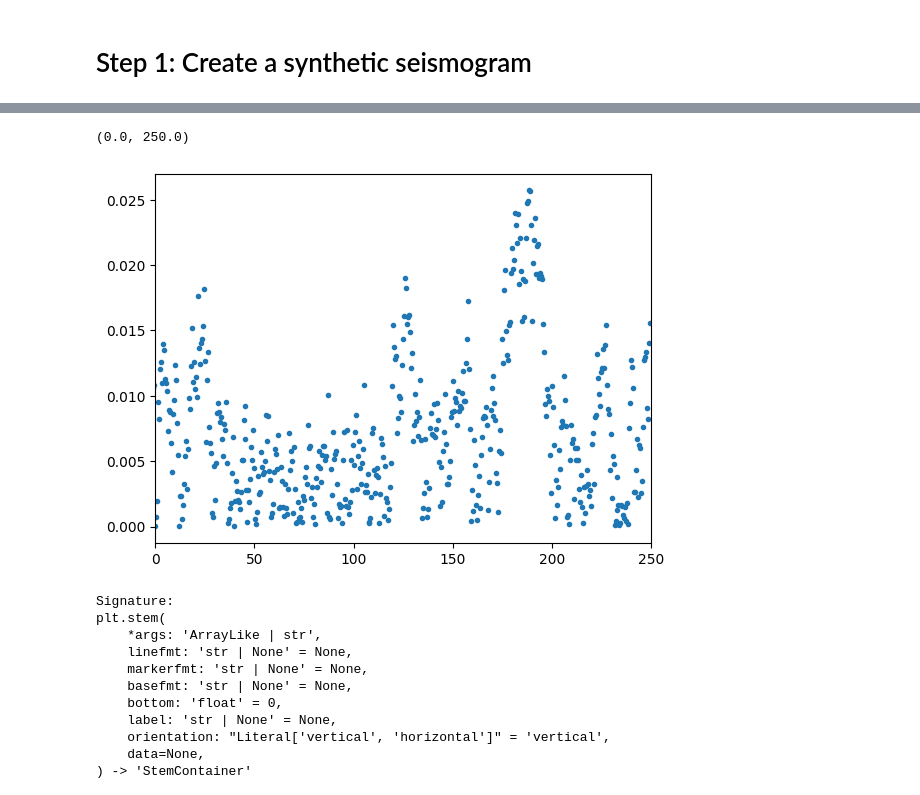
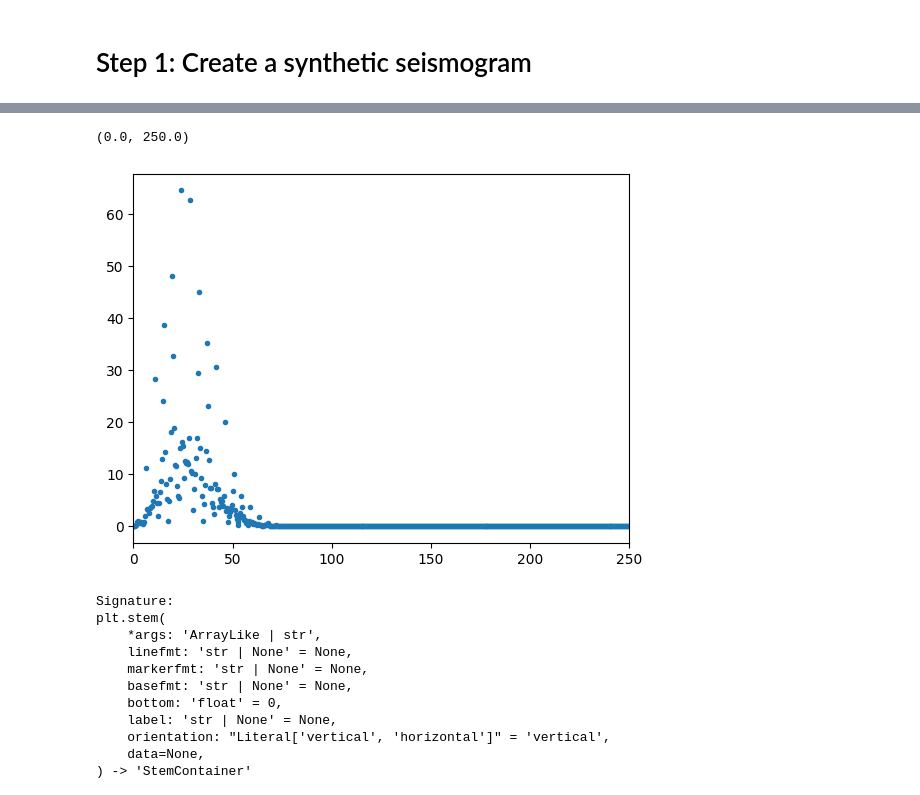
Before and after one commit to emgeolab/geol-4810, a Jupyter notebook: notebooks/synthetic_seismic.ipynb, the cells around one changed output, grey strips where cells are left out. Saved outputs shown, nothing was run; the diff lists cells and outputs as text; code cells hidden in the pictures.

```diff
--- a/notebooks/synthetic_seismic.ipynb
+++ b/notebooks/synthetic_seismic.ipynb
@@ -38,7 +43,7 @@ for i, ti in enumerate(times):
 # -----------------------
 # Wavelet
 # -----------------------
-f0 = 25.0
+f0 = 25
 tw = np.arange(-0.128, 0.128+dt, dt)
 w = ricker(f0, tw)
 w /= np.max(np.abs(w))
@@ -102,5 +120,6 @@ s = 1 / fs          # sampling interval
 fn = 1./ (2*s)
 N = len(t)             # number of samples
 
-X = np.fft.fft(band)
+X = np.fft.fft(trace_clean)
+X_n = np.fft.fft(trace_noisy)
 freq = np.fft.fftfreq(N, d=s)
@@ -107,9 +149,9 @@ freq = np.fft.fftfreq(N, d=s)
 # %%
-plt.plot(freq, abs(band), '.')
+plt.plot(freq, abs(X), '.')
 plt.xlim(0, fn)
 # %% [output]
 (0.0, 250.0)
-[figure, old version]
+[figure, new version]
 # %%
 plt.stem?
 # %% [output]
```
Also changed, not shown: parts of 10 cells of this notebook, 1 other file.
